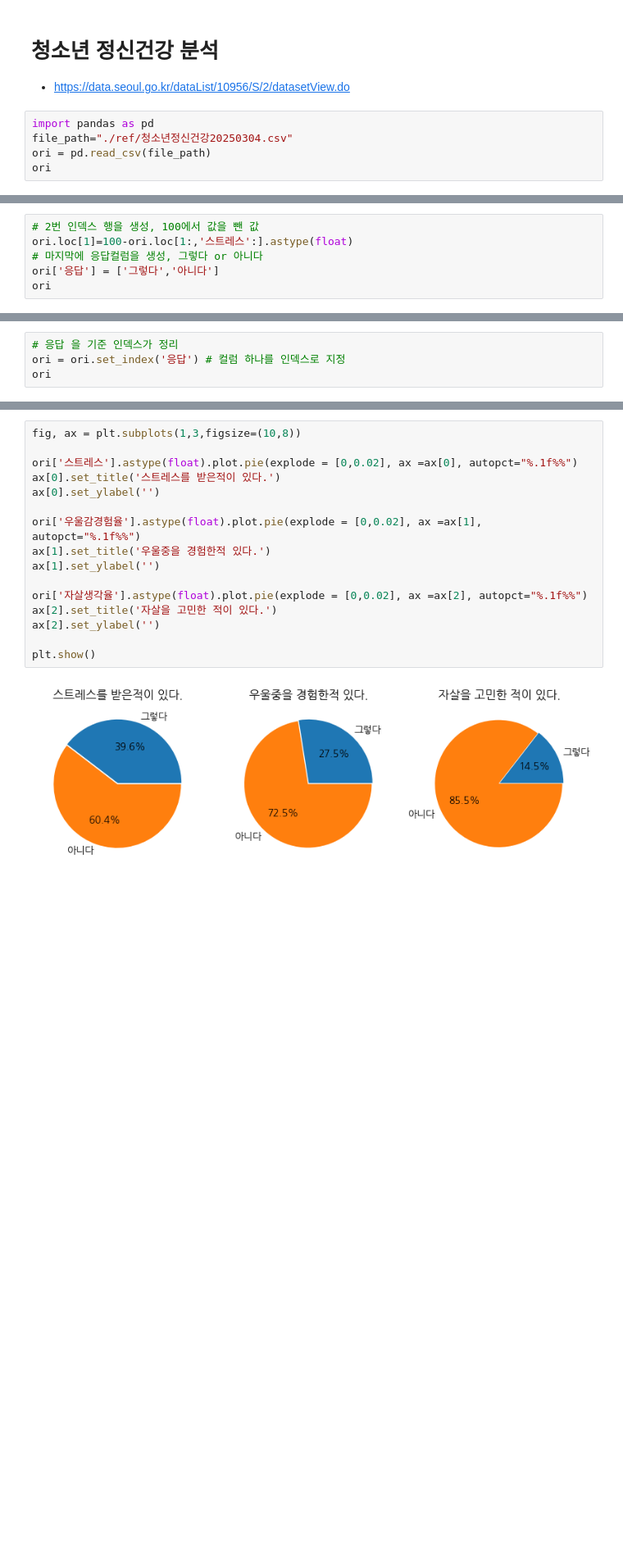
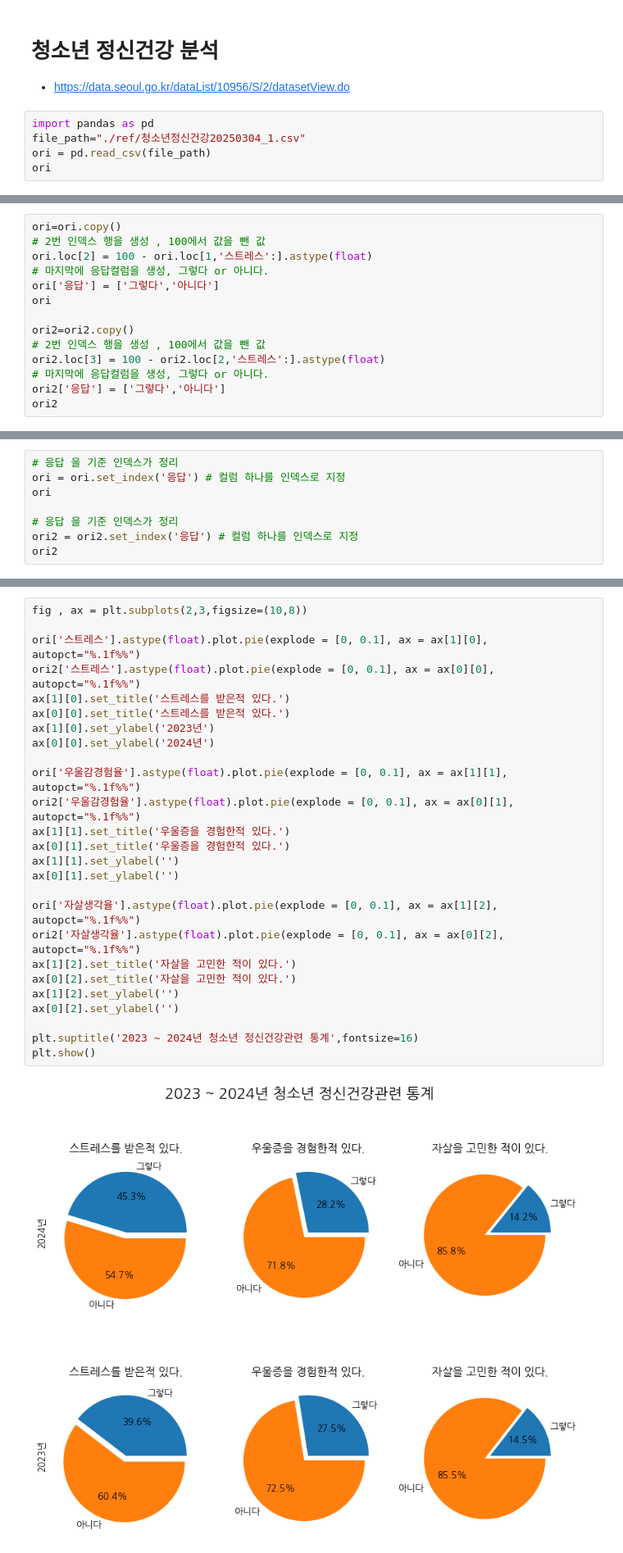
Before and after one commit to gi-yun/2025_PknuStudy_giyun, a Jupyter notebook: py11-5.ipynb, the cells around one changed output, grey strips where cells are left out. Shown at 82% size. Saved outputs shown, nothing was run; the diff lists cells and outputs as text; blank space fills up the shorter version.

```diff
--- a/py11-5.ipynb
+++ b/py11-5.ipynb
@@ -3,7 +3,7 @@
 - https://data.seoul.go.kr/dataList/10956/S/2/datasetView.do
 # %%
 import pandas as pd
-file_path="./ref/청소년정신건강20250304.csv"
+file_path="./ref/청소년정신건강20250304_1.csv"
 ori = pd.read_csv(file_path)
 ori
 # %% [output]
@@ -31,8 +42,16 @@ ori
 | 2 | 2024 | 45.3 | 39.6 | 51.3 | 28.2 | 23.9 | 32.6 | 14.2 | 11.1 | 17.4 |
 # %%
-# 2번 인덱스 행을 생성, 100에서 값을 뺀 값
-ori.loc[1]=100-ori.loc[1:,'스트레스':].astype(float)
-# 마지막에 응답컬럼을 생성, 그렇다 or 아니다
+ori=ori.copy()
+# 2번 인덱스 행을 생성 , 100에서 값을 뺀 값
+ori.loc[2] = 100 - ori.loc[1,'스트레스':].astype(float)
+# 마지막에 응답컬럼을 생성, 그렇다 or 아니다.
 ori['응답'] = ['그렇다','아니다']
 ori
+
+ori2=ori2.copy()
+# 2번 인덱스 행을 생성 , 100에서 값을 뺀 값
+ori2.loc[3] = 100 - ori2.loc[2,'스트레스':].astype(float)
+# 마지막에 응답컬럼을 생성, 그렇다 or 아니다.
+ori2['응답'] = ['그렇다','아니다']
+ori2
 # %% [output]
@@ -41,4 +62,8 @@ ValueError: Incompatible indexer with DataFrame
 # 응답 을 기준 인덱스가 정리
 ori = ori.set_index('응답') # 컬럼 하나를 인덱스로 지정
 ori
+
+# 응답 을 기준 인덱스가 정리
+ori2 = ori2.set_index('응답') # 컬럼 하나를 인덱스로 지정
+ori2
 # %% [output]
@@ -66,20 +113,30 @@ ori['스트레스'].astype(float).plot.pie(explode = [0,0.02])
 <Axes: ylabel='스트레스'>
 [figure]
 # %%
-fig, ax = plt.subplots(1,3,figsize=(10,8))
+fig , ax = plt.subplots(2,3,figsize=(10,8))
 
-ori['스트레스'].astype(float).plot.pie(explode = [0,0.02], ax =ax[0], autopct="%.1f%%")
-ax[0].set_title('스트레스를 받은적이 있다.')
-ax[0].set_ylabel('')
+ori['스트레스'].astype(float).plot.pie(explode = [0, 0.1], ax = ax[1][0], autopct="%.1f%%")
+ori2['스트레스'].astype(float).plot.pie(explode = [0, 0.1], ax = ax[0][0], autopct="%.1f%%")
+ax[1][0].set_title('스트레스를 받은적 있다.')
+ax[0][0].set_title('스트레스를 받은적 있다.')
+ax[1][0].set_ylabel('2023년')
+ax[0][0].set_ylabel('2024년')
 
-ori['우울감경험율'].astype(float).plot.pie(explode = [0,0.02], ax =ax[1], autopct="%.1f%%")
-ax[1].set_title('우울중을 경험한적 있다.')
-ax[1].set_ylabel('')
+ori['우울감경험율'].astype(float).plot.pie(explode = [0, 0.1], ax = ax[1][1], autopct="%.1f%%")
+ori2['우울감경험율'].astype(float).plot.pie(explode = [0, 0.1], ax = ax[0][1], autopct="%.1f%%")
+ax[1][1].set_title('우울증을 경험한적 있다.')
+ax[0][1].set_title('우울증을 경험한적 있다.')
+ax[1][1].set_ylabel('')
+ax[0][1].set_ylabel('')
 
-ori['자살생각율'].astype(float).plot.pie(explode = [0,0.02], ax =ax[2], autopct="%.1f%%")
-ax[2].set_title('자살을 고민한 적이 있다.')
-ax[2].set_ylabel('')
+ori['자살생각율'].astype(float).plot.pie(explode = [0, 0.1], ax = ax[1][2], autopct="%.1f%%")
+ori2['자살생각율'].astype(float).plot.pie(explode = [0, 0.1], ax = ax[0][2], autopct="%.1f%%")
+ax[1][2].set_title('자살을 고민한 적이 있다.')
+ax[0][2].set_title('자살을 고민한 적이 있다.')
+ax[1][2].set_ylabel('')
+ax[0][2].set_ylabel('')
 
+plt.suptitle('2023 ~ 2024년 청소년 정신건강관련 통계',fontsize=16)
 plt.show()
 # %% [output]
-[figure, old version]
+[figure, new version]
```
Also changed, not shown: parts of 8 cells of this notebook, 29 other files.
